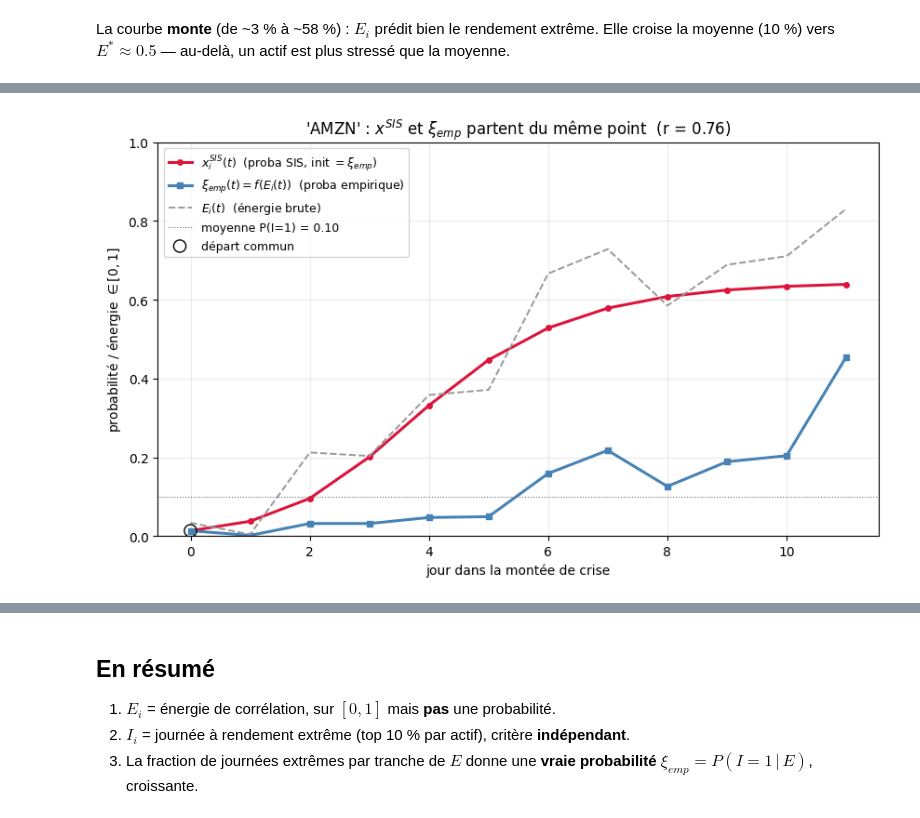
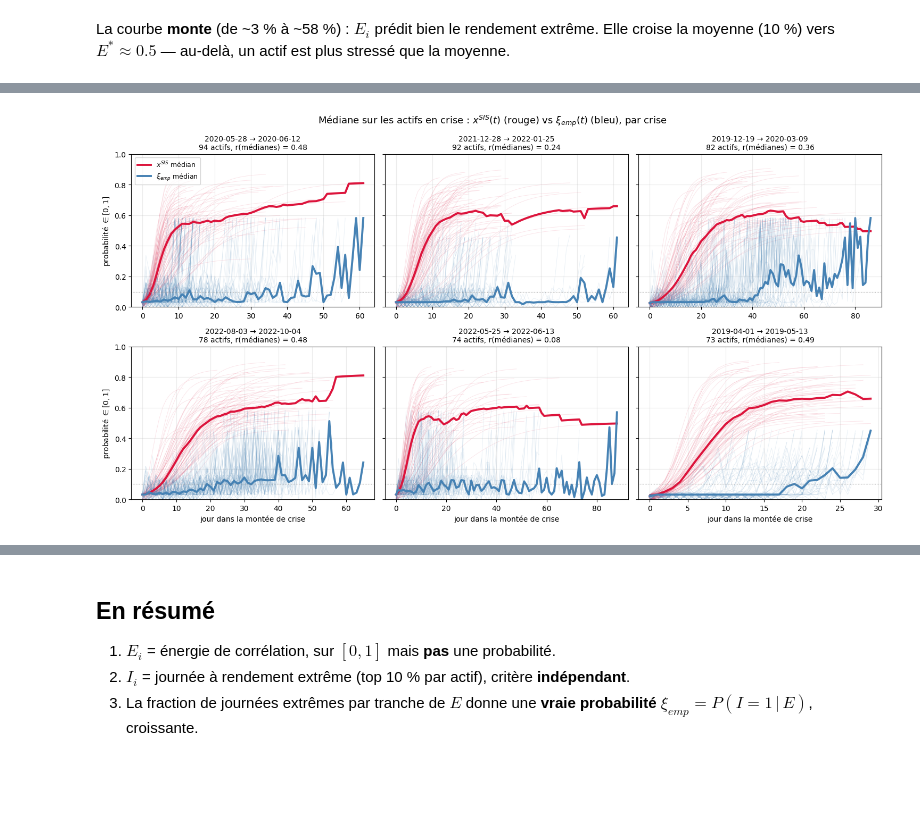
Before and after one commit to theodore34/contagion, a Jupyter notebook: notebooks/article.ipynb, the cells around one changed output, grey strips where cells are left out. Drawn from its saved outputs; the diff is of its cells as text; code cells hidden in the pictures; blank space fills up the shorter version.

```diff
--- a/notebooks/article.ipynb
+++ b/notebooks/article.ipynb
@@ -95,10 +115,10 @@ $$\xi_{emp}(E\text{-bin}) = \frac{\#\{I=1 \text{ dans le bin}\}}{\#\{\text{obs d
 
 Si $E$ élevé annonce vraiment plus de stress, cette courbe doit **monter**.
 # %%
-mp  = analysis.build_mapping(ctx, q=0.90, kind='isotonic')
+mp  = analysis.build_mapping(ctx, q=0.90, kind='monotone')
 cur = mp.curve
 grid = np.linspace(cur['centers'].min(), cur['centers'].max(), 300)
-E_star = analysis.crossing(grid, mp.iso(grid), mp.marginal)
+E_star = analysis.crossing(grid, mp.monotone(grid), mp.marginal)
 print(f"{mp.Ev.size} paires (E, I) ; P(I=1) moyen = {mp.marginal:.3f}")
 print(f"xi_emp dépasse la moyenne ({mp.marginal:.2f}) à partir de E* = {E_star:.2f}")
 
@@ -110,7 +130,7 @@ axb.set_zorder(0); ax.set_zorder(1); ax.patch.set_visible(False)
 
 ax.errorbar(cur['centers'], cur['p'], yerr=cur['se'], fmt='o', ms=6, color='steelblue',
             ecolor='steelblue', capsize=3, zorder=4, label=r'$\xi_{emp}=P(I=1\,|\,E)$')
-ax.plot(grid, mp.iso(grid), color='crimson', lw=2, zorder=3, label='calibration f (isotonique)')
+ax.plot(grid, mp.monotone(grid), color='crimson', lw=2, zorder=3, label='calibration f')
 ax.axhline(mp.marginal, color='0.4', lw=1, ls=':', zorder=2,
            label=f'moyenne P(I=1) = {mp.marginal:.2f}')
 if E_star is not None:
@@ -167,47 +185,56 @@ deux probabilités **partent exactement du même point**, et la comparaison de l
 # %%
+def _med(curves):
+    """médiane + quartiles 25/75 sur des courbes de longueurs différentes (padding NaN)."""
+    L = max((len(c) for c in curves), default=0)
+    M = np.full((len(curves), L), np.nan)
+    for r, c in enumerate(curves):
+        M[r, :len(c)] = c
+    return np.nanmedian(M, 0), np.nanpercentile(M, 25, 0), np.nanpercentile(M, 75, 0)
+
 P  = analysis.load_periods(ctx)
 fc = model.make_fit_context(ctx, P['crisis_map'])
 A  = ctx.A_sis['PMFG']
 
-best = None
+per_data = []
 for (pa, pb) in P['intervals_chrono']:
-    if pb - pa + 1 < 30:
+    cache = model.cache_signed(pa, pb, fc)
+    if len(cache) < 10:                                  # crises trop peu peuplées ignorées
         continue
-    cache = model.cache_signed(pa, pb, fc)
-    for gg, d in cache.items():
+    XS, XE = [], []
+    for gi, d in cache.items():
         E_i = d['E_i']; ok = ~np.isnan(E_i)
         if ok.sum() < 5:
             continue
-        xt = model.integrate_fast(d, gg, A)
-        r2 = linregress(E_i[ok], xt[ok]).rvalue ** 2
-        if best is None or r2 > best[0]:
-            best = (r2, pa, pb, gg, d)
+        xe = analysis.map_energy(E_i, mp.f)                    # xi_emp(t) = f(E_i(t))
+        d2 = dict(d, x0=analysis.map_energy(d['x0'], mp.f))    # SIS initialisé sur xi_emp(0)
+        XS.append(model.integrate_fast(d2, gi, A)); XE.append(xe)
+    if len(XS) >= 10:
+        per_data.append((pa, pb, XS, XE))
 
-r2, pa, pb, g, d = best
-nm    = ctx.asset_names[g]
-E_i   = d['E_i']
-# SIS initialisé dans l'espace de probabilité : x0 = f(E au jour 0)
-d_pb  = dict(d, x0=analysis.map_energy(d['x0'], mp.f))
-xt    = model.integrate_fast(d_pb, g, A)              # part de xi_emp(0)
-xi_emp = analysis.map_energy(E_i, mp.f)
-ok    = ~np.isnan(E_i)
-r_se  = pearsonr(xt[ok], xi_emp[ok])[0]
-print(f"Actif '{nm}' — {ctx.all_days[pa]} → {ctx.all_days[pb]}")
-print(f"  x_SIS(0) = {xt[0]:.3f}   xi_emp(0) = {xi_emp[0]:.3f}   → départs alignés")
+per_data.sort(key=lambda t: -len(t[2]))                  # les mieux peuplées d'abord
+per_data = per_data[:6]
+print(f"{len(per_data)} crises (>=10 actifs) ; actifs par crise : "
+      + ', '.join(str(len(d[2])) for d in per_data))
 
-t = np.arange(len(E_i))
-fig, ax = plt.subplots(figsize=(10, 5.5))
-ax.plot(t, xt, color='crimson', lw=2.2, marker='o', ms=4,
-        label=r'$x_i^{SIS}(t)$  (proba SIS, init $=\xi_{emp}$)')
-ax.plot(t, xi_emp, color='steelblue', lw=2.2, marker='s', ms=4,
-        label=r'$\xi_{emp}(t)=f(E_i(t))$  (proba empirique)')
-ax.plot(t, E_i, color='0.6', lw=1.4, ls='--', label=r'$E_i(t)$  (énergie brute)')
-ax.axhline(mp.marginal, color='0.4', lw=0.8, ls=':', label=f'moyenne P(I=1) = {mp.marginal:.2f}')
-ax.scatter([0], [xt[0]], s=90, facecolors='none', edgecolors='black', zorder=5,
-           label='départ commun')
-ax.set_xlabel('jour dans la montée de crise'); ax.set_ylabel(r'probabilité / énergie $\in[0,1]$')
-ax.set_title(f"'{nm}' : $x^{{SIS}}$ et $\\xi_{{emp}}$ partent du même point  (r = {r_se:.2f})")
-ax.set_ylim(0, 1); ax.legend(fontsize=9); ax.grid(alpha=0.25)
+fig, axes = plt.subplots(2, 3, figsize=(15, 8), sharey=True)
+for ax, (pa, pb, XS, XE) in zip(axes.ravel(), per_data):
+    mS, _, _ = _med(XS); mE, _, _ = _med(XE)
+    for xs in XS:                                             # spaghetti : une courbe par actif
+        ax.plot(np.arange(len(xs)), xs, color='crimson', alpha=0.12, lw=0.6)
+    for xe in XE:
+        ax.plot(np.arange(len(xe)), xe, color='steelblue', alpha=0.12, lw=0.6)
+    ax.plot(np.arange(len(mS)), mS, color='crimson', lw=2.8, label=r'$x^{SIS}$ médian')
+    ax.plot(np.arange(len(mE)), mE, color='steelblue', lw=2.8, label=r'$\xi_{emp}$ médian')
+    ax.axhline(mp.marginal, color='0.5', lw=0.8, ls=':')
+    L = min(len(mS), len(mE)); u = ~np.isnan(mS[:L]) & ~np.isnan(mE[:L])
+    r = pearsonr(mS[:L][u], mE[:L][u])[0] if u.sum() > 2 else float('nan')
+    ax.set_title(f"{ctx.all_days[pa]} → {ctx.all_days[pb]}\n{len(XS)} actifs, r(médianes) = {r:.2f}", fontsize=10)
+    ax.set_ylim(0, 1); ax.grid(alpha=0.25)
+axes[0, 0].legend(fontsize=9, loc='upper left')
+for ax in axes[1, :]: ax.set_xlabel('jour dans la montée de crise')
+for ax in axes[:, 0]: ax.set_ylabel(r'probabilité $\in[0,1]$')
+fig.suptitle(r'Médiane sur les actifs en crise : $x^{SIS}(t)$ (rouge) vs $\xi_{emp}(t)$ (bleu), par crise', fontsize=13)
+fig.tight_layout()
 plt.show()
 # %% [output]
 [cache] OK  crisis_map
@@ -216 +242 @@ Actif 'AMZN' — 2019-04-01 → 2019-05-13
-[figure, old version]
+[figure, new version]
```
Also changed, not shown: parts of 7 cells of this notebook, 6 other files.
